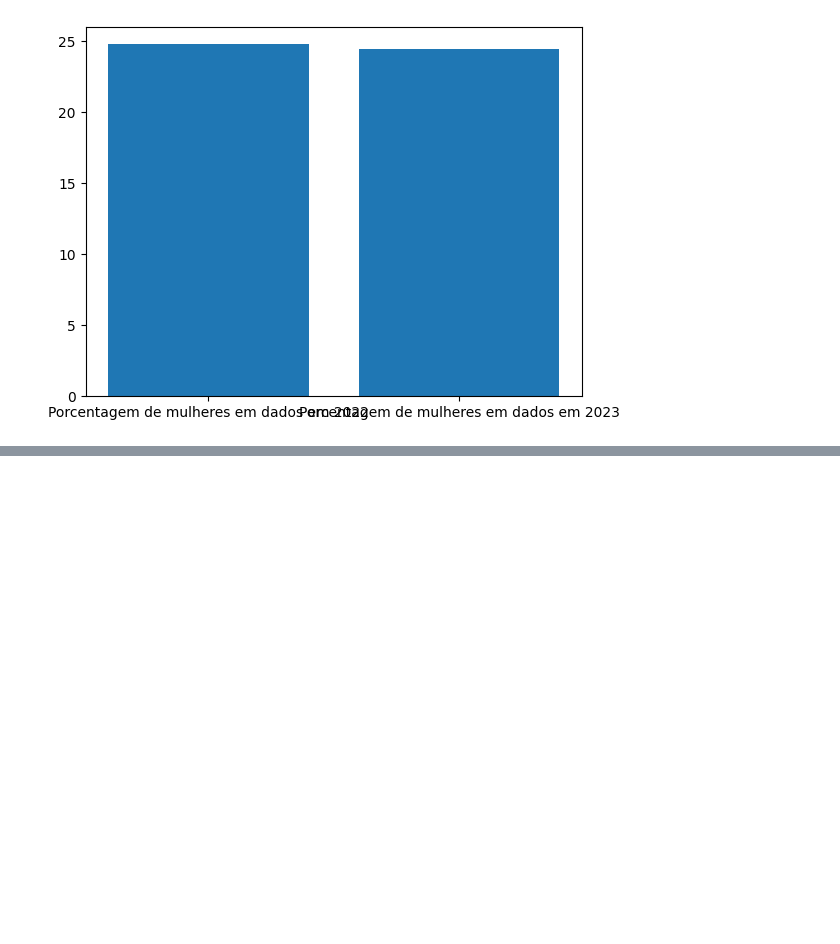
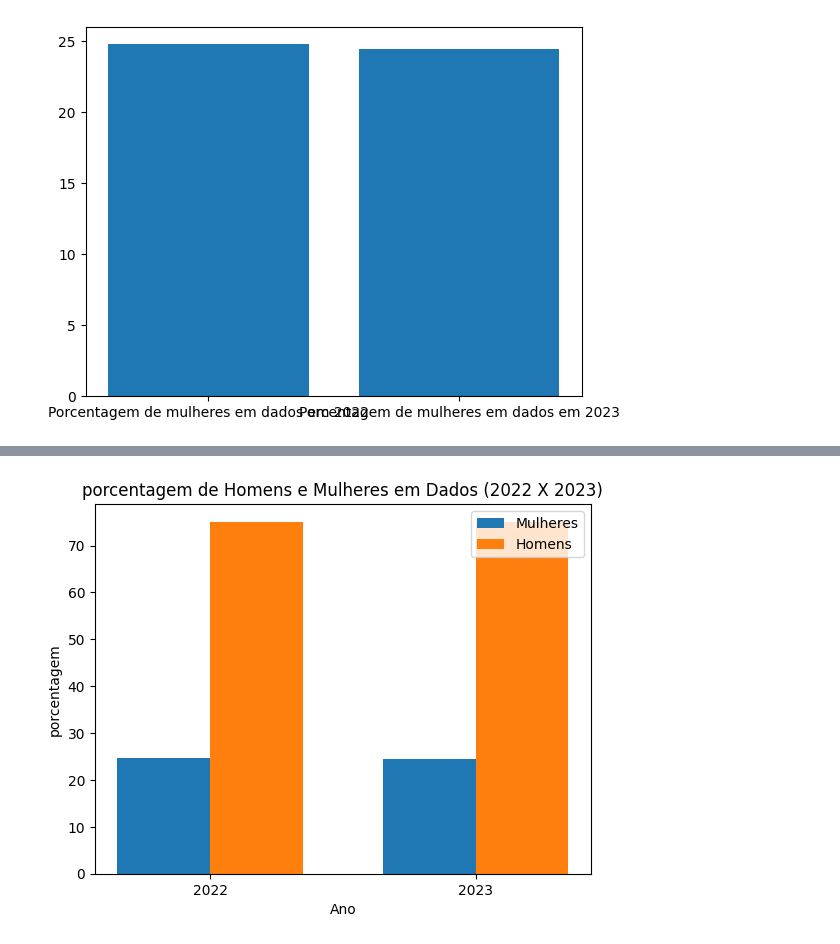
Before and after one commit to reprograma/on29-python-s17-s18-projeto-livre, a Jupyter notebook: exercicios/para-casa/tratamento-dados.ipynb, the cells around one changed output, grey strips where cells are left out. Saved outputs shown, nothing was run; the diff lists cells and outputs as text; code cells hidden in the pictures; blank space fills up the shorter version.

```diff
--- a/exercicios/para-casa/tratamento-dados.ipynb
+++ b/exercicios/para-casa/tratamento-dados.ipynb
@@ -305,0 +361,25 @@ plt.bar(["Porcentagem de mulheres em dados em 2022", "Porcentagem de mulheres em
+# %%
+porcentagem_mulheres_2022 = 24.777099953073677
+porcentagem_mulheres_2023 = 24.42849045909692
+porcentagem_homens_2022 = 74.94134209291413
+porcentagem_homens_2023 = 75.09918760627244
+
+labels = ["2022", "2023"]
+mulheres = [porcentagem_mulheres_2022, porcentagem_mulheres_2023]
+homens = [porcentagem_homens_2022, porcentagem_homens_2023]
+
+width = 0.35
+x = range(len(labels))
+
+plt.bar(x, mulheres, width, label='Mulheres')
+plt.bar([p + width for p in x], homens, width, label='Homens')
+
+plt.xlabel('Ano')
+plt.ylabel('porcentagem')
+plt.title('porcentagem de Homens e Mulheres em Dados (2022 X 2023)')
+plt.xticks([p + width/2 for p in x], labels)
+plt.legend()
+
+plt.show()
+# %% [output]
+[figure, added]
```
Also changed, not shown: parts of 12 cells of this notebook.
